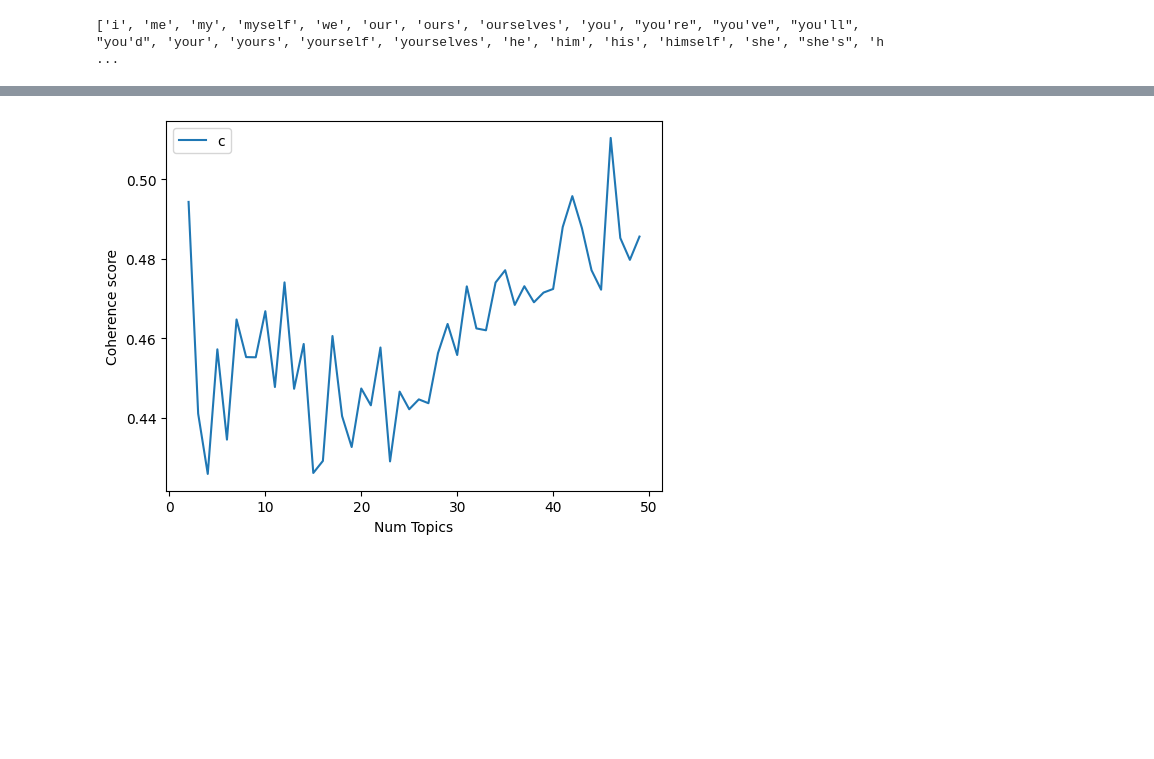
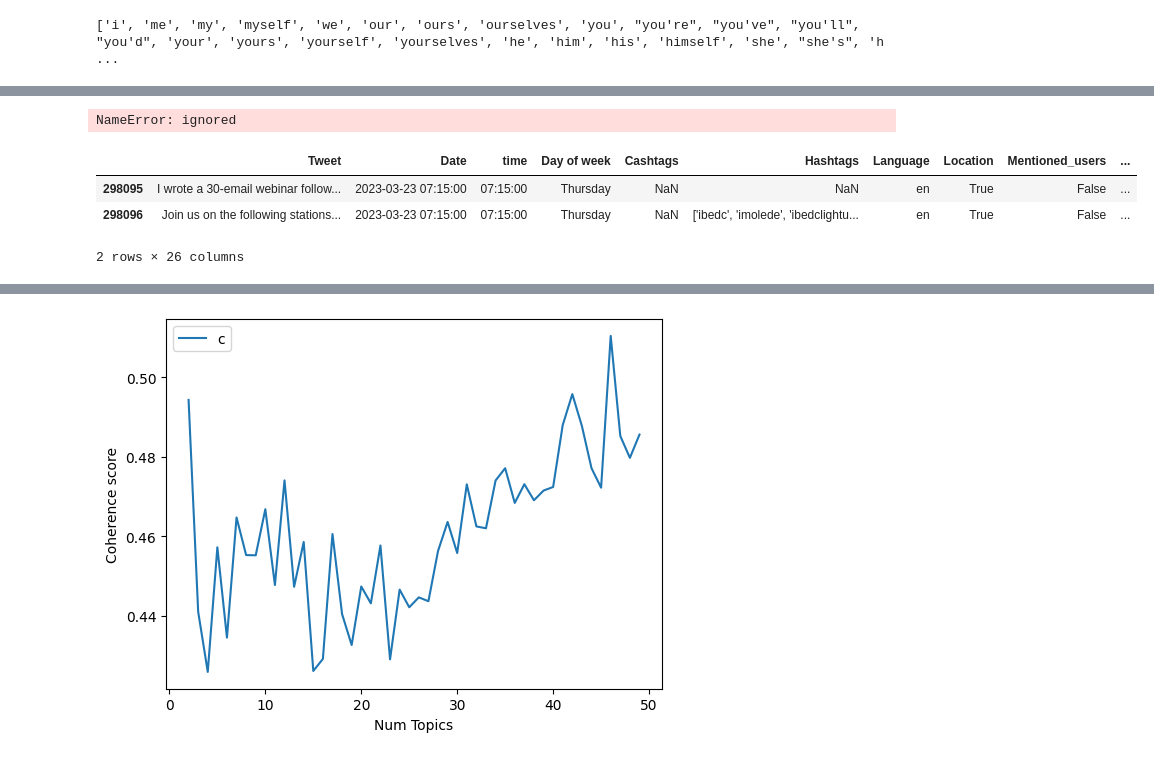
Before and after one commit to chehansivaruban/social_lifter, a Jupyter notebook: data_science/model_1.01.ipynb, the cells around one changed output, grey strips where cells are left out. Saved outputs shown, nothing was run; the diff lists cells and outputs as text; code cells hidden in the pictures; blank space fills up the shorter version.

```diff
--- a/data_science/model_1.01.ipynb
+++ b/data_science/model_1.01.ipynb
@@ -0,0 +85,3 @@
+# %%
+def get_subjectivity(tweet):
+  return TextBlob(tweet).sentiment.subjectivity
@@ -0,0 +90,3 @@
+# %%
+def get_polarity(tweet):
+  return TextBlob(tweet).sentiment.polarity
@@ -0,0 +100,8 @@
+# %%
+def getSentiment(score):
+  if (score < 0 ):
+  return 'negative'
+  elif (score == 0):
+  return 'neutral'
+  else:
+  return 'positive'
@@ -257,7 +373,7 @@ df_data = df_data[df_data['clean_tweet'].str.contains(english_pattern)]
 
 # Remove stopwords using the built-in stopword list from NLTK
 
-df_data['clean_tweet'] = df_data['clean_tweet'].apply(lambda x: ' '.join([word for word in x.split() if word not in stop_words]))
+df_data['clean_tweet'] = df_data['clean_tweet'].apply(lambda x: ' '.join([word for word in x.split() if word not in stopwords]))
 
 # Lemmatize the text using NLTK's WordNetLemmatizer
 
@@ -339,0 +437,30 @@ Coherence Score:  0.3968428398710699
+# %%
+import gensim
+import spacy
+from gensim.corpora import Dictionary
+
+
+
+# preprocess your sentence
+nlp = spacy.load('en_core_web_sm')
+sentence = "This is a sample sentence to infer the topic."
+tokens = [token.lemma_ for token in nlp(sentence) if not token.is_stop and token.is_alpha]
+
+# create a dictionary and corpus from your preprocessed text data
+dictionary = Dictionary([tokens])
+corpus = [dictionary.doc2bow(tokens)]
+
+# use the trained LDA model to get the topic distribution for the sentence
+topic_probs = lda_model.get_document_topics(corpus[0])
+
+# select the top topic for the sentence
+top_topic = max(topic_probs, key=lambda x: x[1])[0]
+
+# print the top topic in words
+print(lda_model.print_topic(top_topic))
+
+topic = lda_model.print_topic(top_topic, 1)  # limit to 1 topic
+word = topic.split("+")[0].split("*")[1].replace('"', '').replace("'", "").replace(" ", "")
+print(word)
+# %% [output]
+NameError: ignored
@@ -339,0 +469,8 @@ Coherence Score:  0.3968428398710699
+# %%
+split_dfs = np.array_split(df_data, 100)
+split_dfs[20].head(2)
+# %% [output]
+|  | Tweet | Date | time | Day of week | Cashtags | Hashtags | Language | Location | Mentioned_users | ... |
+| 298095 | I wrote a 30-email webinar follow... | 2023-03-23 07:15:00 | 07:15:00 | Thursday | NaN | NaN | en | True | False | ... |
+| 298096 | Join us on the following stations... | 2023-03-23 07:15:00 | 07:15:00 | Thursday | NaN | ['ibedc', 'imolede', 'ibedclightu... | en | True | False | ... |
+2 rows × 26 columns
```
Also changed, not shown: parts of 57 cells of this notebook, 2 other files.
